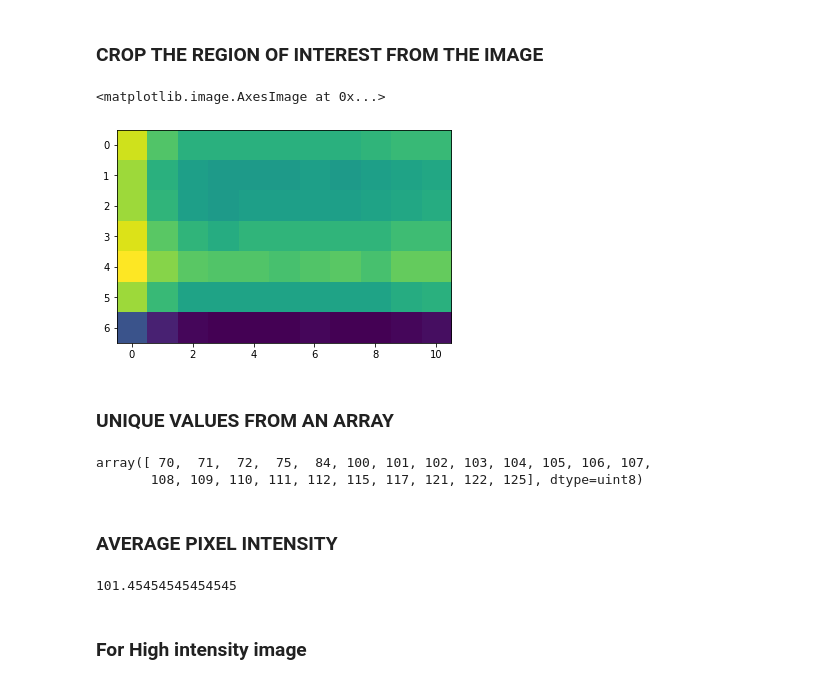
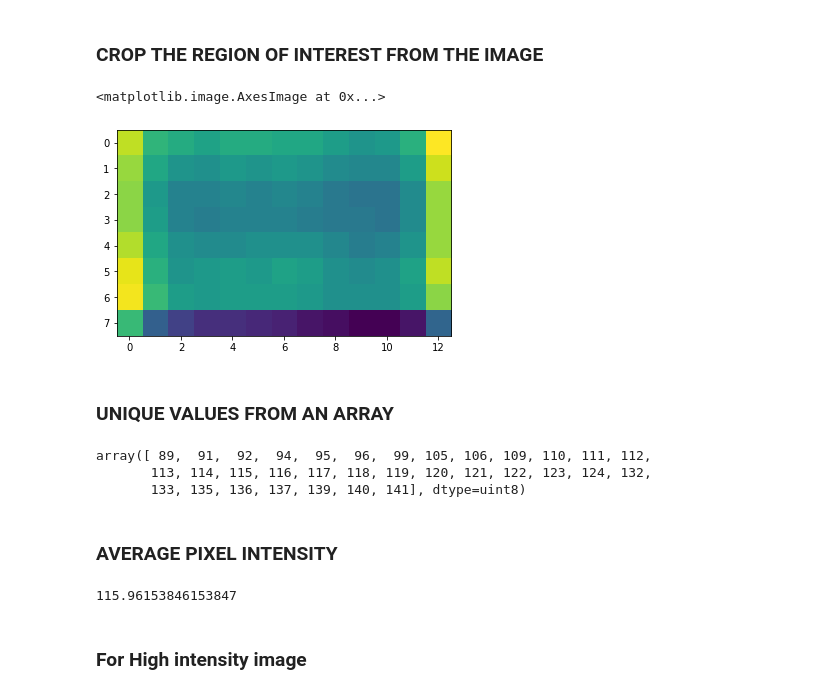
Before and after one commit to rclemsmith/Final-Year-Project, a Jupyter notebook: bmd.ipynb, the cells around one changed output. Drawn from its saved outputs; the diff is of its cells as text; code cells hidden in the pictures.

```diff
--- a/bmd.ipynb
+++ b/bmd.ipynb
@@ -12,7 +12,7 @@ import math
 # %% [markdown]
 ### OPEN THE IMAGE
 # %%
-low_image = Image.open("X-Rays/84_60.bmp")
+low_image = Image.open("X-Rays/70_40.bmp")
 plt.imshow(low_image)
 # %% [output]
 <matplotlib.image.AxesImage at 0x...>
@@ -29,36 +29,37 @@ print(width,height)
 # %%
 # left = 47
 # top = 88.8
 # right = 58
 # bottom = 94
 # low_cropped_img = low_image.crop((left,top,right,bottom))
 # low_cropped_img.show()
 # plt.imshow(low_cropped_img)
 
-left = 47
-top = 78
-right = 58
-bottom = 85
+left = 58
+top = 65
+right = 71
+bottom = 73
 low_cropped_img = low_image.crop((left,top,right,bottom))
 low_cropped_img.show()
 plt.imshow(low_cropped_img)
 # %% [output]
 <matplotlib.image.AxesImage at 0x...>
-[figure, old version]
+[figure, new version]
 # %% [markdown]
 ### UNIQUE VALUES FROM AN ARRAY
 # %%
 np.unique(low_cropped_img)
 # %% [output]
-array([ 70,  71,  72,  75,  84, 100, 101, 102, 103, 104, 105, 106, 107,
-       108, 109, 110, 111, 112, 115, 117, 121, 122, 125], dtype=uint8)
+array([ 89,  91,  92,  94,  95,  96,  99, 105, 106, 109, 110, 111, 112,
+       113, 114, 115, 116, 117, 118, 119, 120, 121, 122, 123, 124, 132,
+       133, 135, 136, 137, 139, 140, 141], dtype=uint8)
 # %% [markdown]
 ### AVERAGE PIXEL INTENSITY
 # %%
 low_avg_pixel_intensity = np.mean(low_cropped_img)
 print(low_avg_pixel_intensity)
 # %% [output]
-101.45454545454545
+115.96153846153847
 # %% [markdown]
 ### For High intensity image
 # %% [markdown]
```
Also changed, not shown: parts of 18 cells of this notebook.
